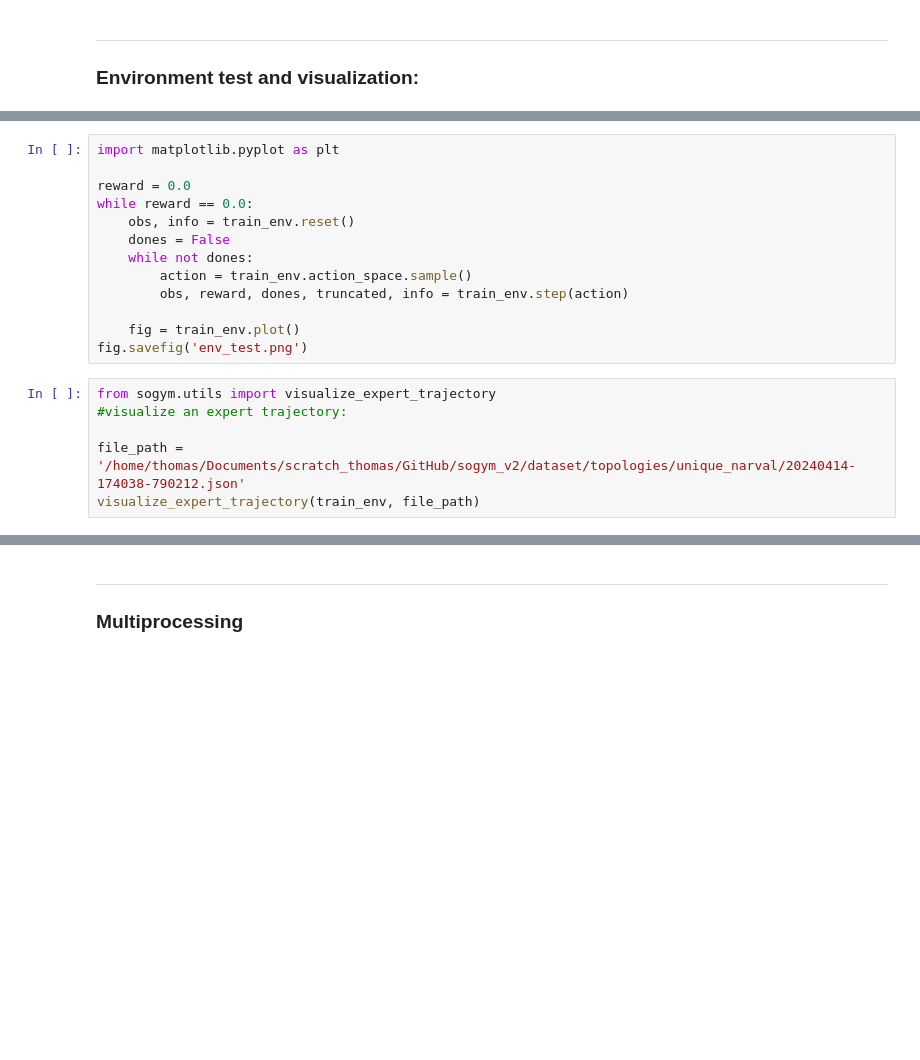
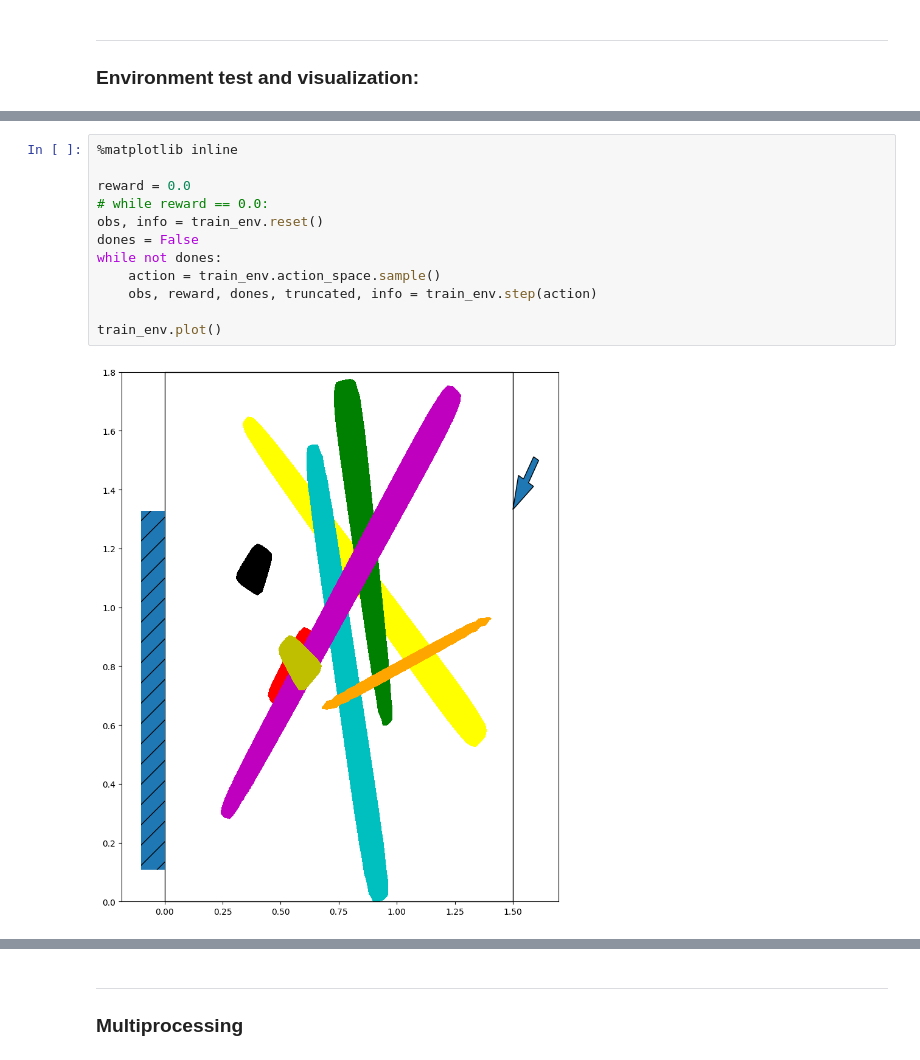
Before and after one commit to ThomasRochefortB/sogym, a Jupyter notebook: rl_training.ipynb, the cells around one changed output, grey strips where cells are left out. Drawn from its saved outputs; the diff is of its cells as text; blank space fills up the shorter version.

Commit message:
modified training notebook

```diff
--- a/rl_training.ipynb
+++ b/rl_training.ipynb
@@ -51,22 +61,17 @@ eval_env = sogym(mode='test',observation_type=observation_type,vol_constraint_ty
 # %%
-import matplotlib.pyplot as plt
+%matplotlib inline
 
 reward = 0.0
-while reward == 0.0:
-    obs, info = train_env.reset()
-    dones = False
-    while not dones:
-        action = train_env.action_space.sample()
-        obs, reward, dones, truncated, info = train_env.step(action)
+# while reward == 0.0:
+obs, info = train_env.reset()
+dones = False
+while not dones:
+    action = train_env.action_space.sample()
+    obs, reward, dones, truncated, info = train_env.step(action)
 
-    fig = train_env.plot()
-fig.savefig('env_test.png')
+train_env.plot()
+# %% [output]
+[figure, added]
-# %%
-from sogym.utils import visualize_expert_trajectory
-#visualize an expert trajectory:
-
-file_path = '/home/thomas/Documents/scratch_thomas/GitHub/sogym_v2/dataset/topologies/unique_narval/20240414-174038-790212.json'
-visualize_expert_trajectory(train_env, file_path)
 # %%
 # It will check your custom environment and output additional warnings if needed
 check_env(sogym(mode='train',observation_type='topopt_game'))
```
Also changed, not shown: parts of 27 cells of this notebook.
